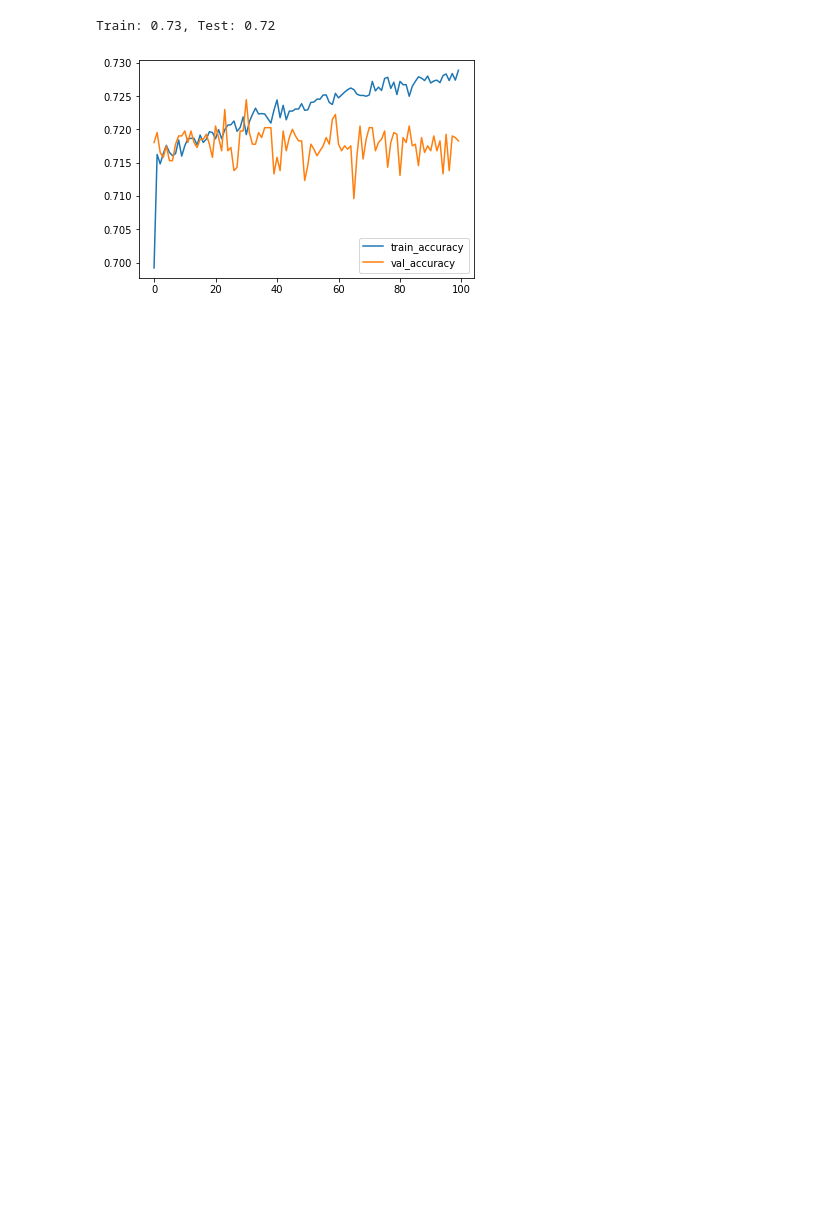
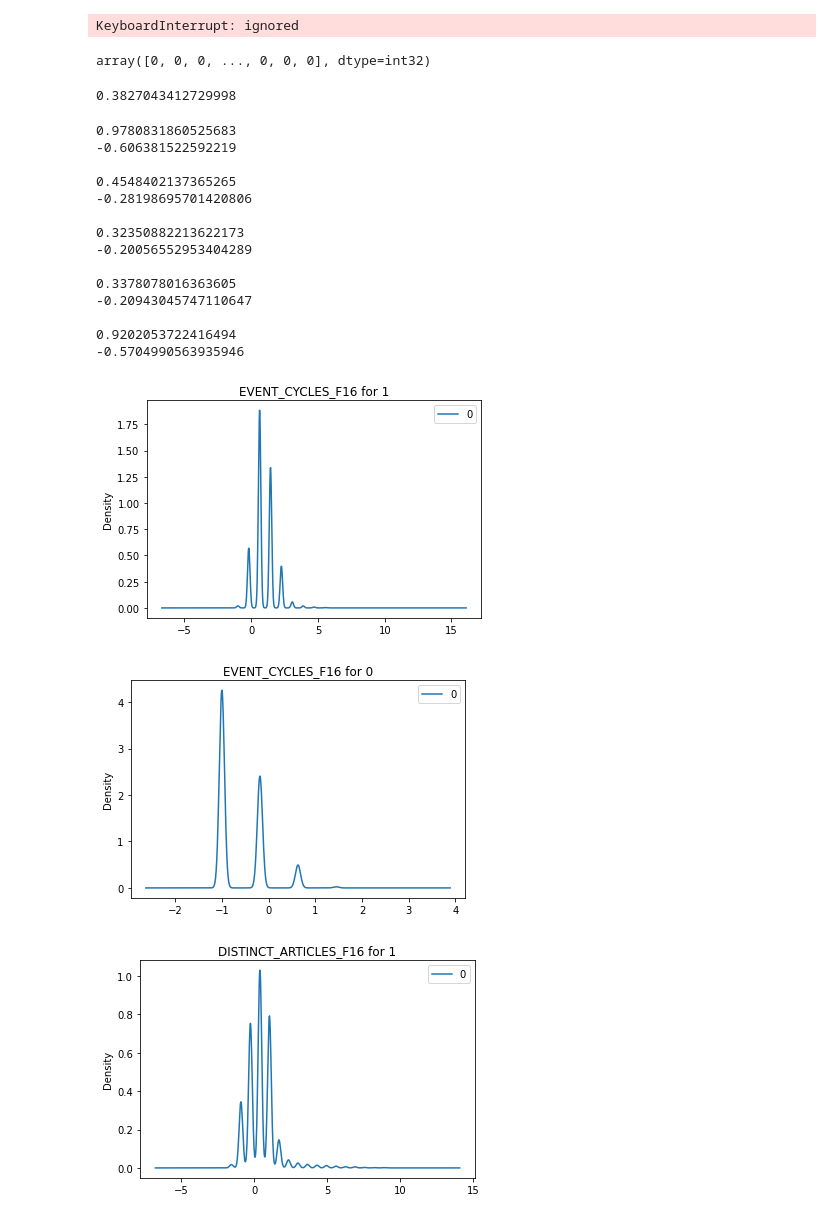
Before and after one commit to Data-ScienceHub/ETM, a Jupyter notebook: Code/HumMLP.ipynb, the cells around one changed output. Drawn from its saved outputs; the diff is of its cells as text; code cells hidden in the pictures; blank space fills up the shorter version.

```diff
--- a/Code/HumMLP.ipynb
+++ b/Code/HumMLP.ipynb
@@ -126,8 +156,51 @@ def plot_training(model):
   plt.plot(history.history['accuracy'], label='train_accuracy')
   plt.plot(history.history['val_accuracy'], label='val_accuracy')
   plt.legend()
-# %%
-plot_training(model)
-# %% [output]
-Train: 0.73, Test: 0.72
-[figure, removed]
+# %%
+# train the model
+plot_training(model)
+# %% [output]
+KeyboardInterrupt: ignored
+# %%
+from sklearn.cluster import KMeans
+
+# perform k-means clustering
+kmeans = KMeans(n_clusters=2).fit(data)
+# %%
+# output the resulting labels
+kmeans.labels_
+# %% [output]
+array([0, 0, 0, ..., 0, 0, 0], dtype=int32)
+# %%
+# calculate the proportion of k-means labels that are 1
+sum(kmeans.labels_)/len(kmeans.labels_)
+# %% [output]
+0.3827043412729998
+# %%
+# loop through each feature
+for i in range(data.shape[1]):
+  # plot the class conditional density
+  pd.DataFrame(data[kmeans.labels_ == 1,i]).plot.kde(title = f'{features[i]} for 1')
+  pd.DataFrame(data[kmeans.labels_ == 0,i]).plot.kde(title = f'{features[i]} for 0')
+  # print the class conditional mean
+  print(data[kmeans.labels_ == 1,i].mean())
+  print(data[kmeans.labels_ == 0,i].mean())
+  print()
+# %% [output]
+0.9780831860525683
+-0.606381522592219
+
+0.4548402137365265
+-0.28198695701420806
+
+0.32350882213622173
+-0.20056552953404289
+
+0.3378078016363605
+-0.20943045747110647
+
+0.9202053722416494
+-0.5704990563935946
+[figure, added]
+[figure, added]
+[figure, added]
```
Also changed, not shown: parts of 20 cells of this notebook.
